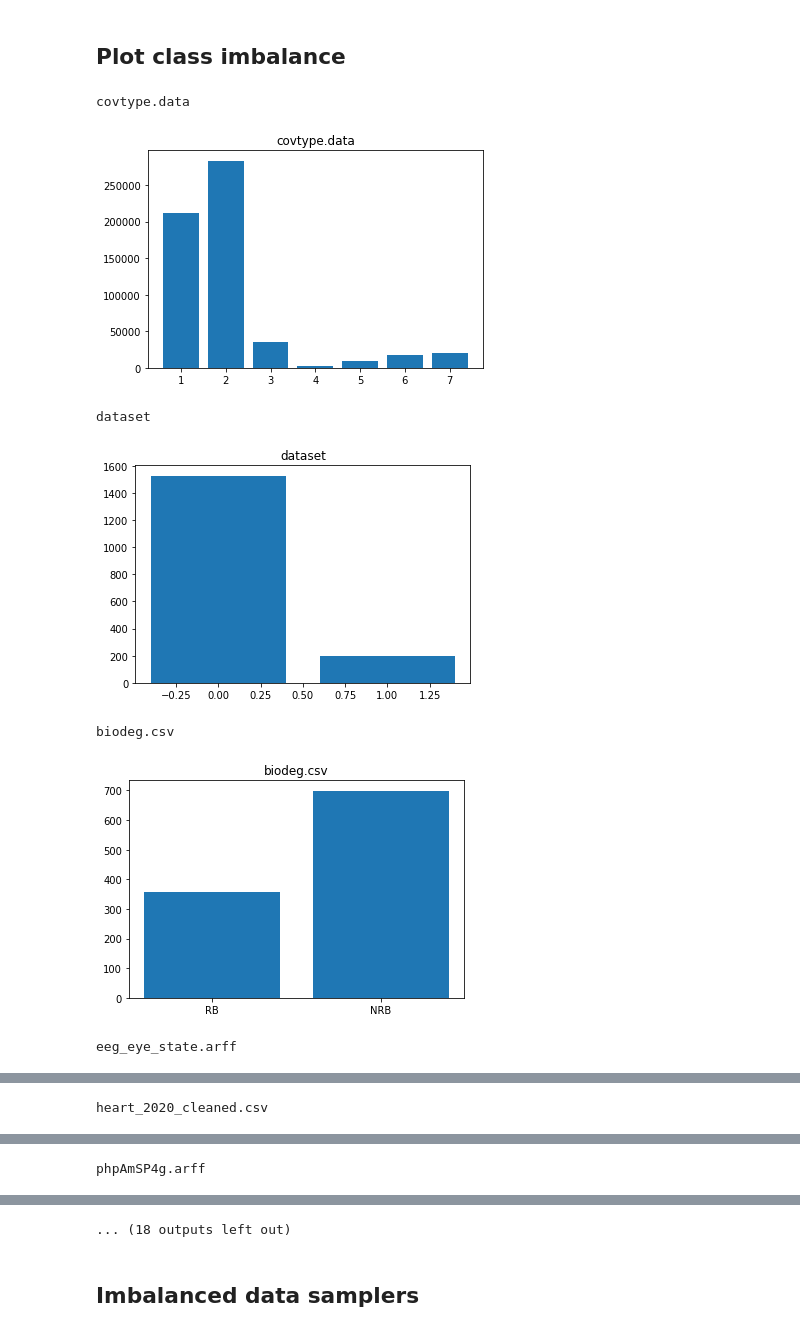
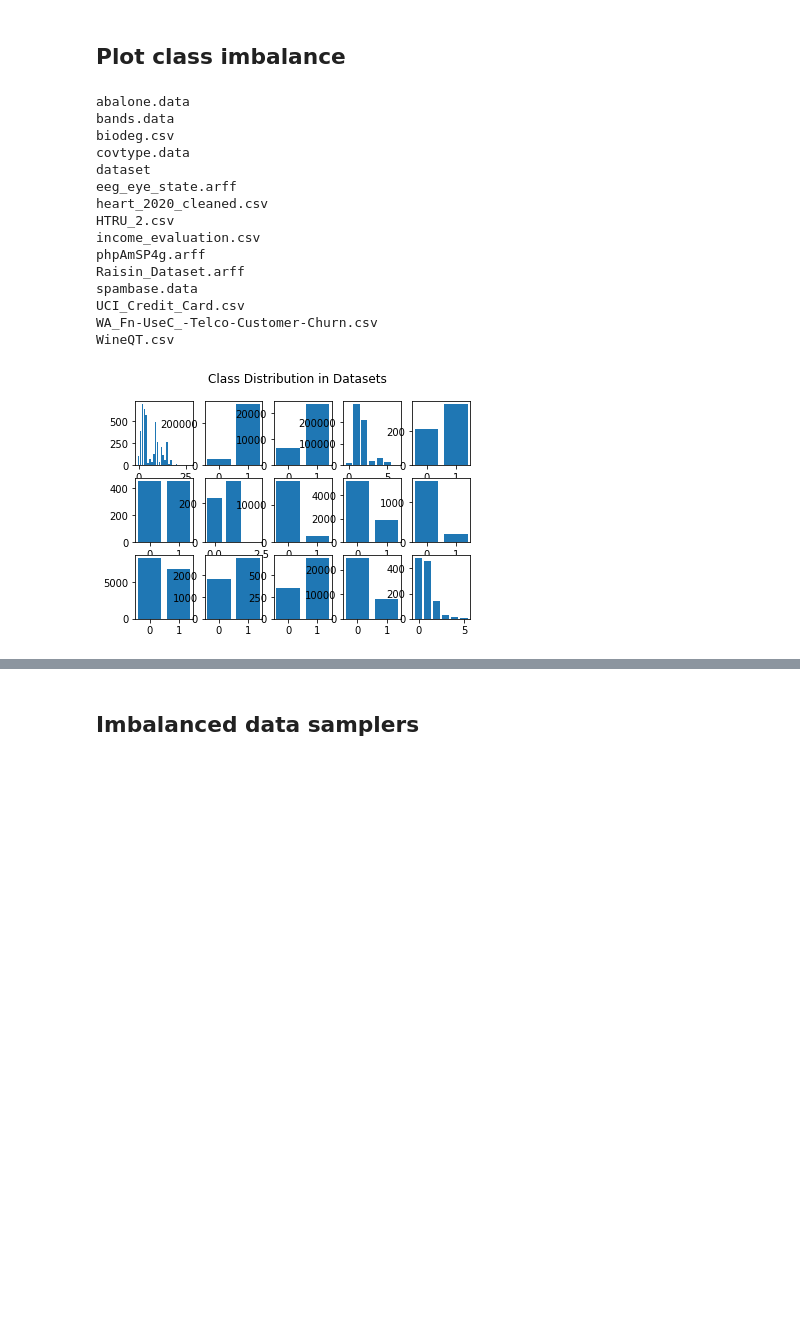
Before and after one commit to andrew15818/110, a Jupyter notebook: spring/data_science/hw/hw4/main.ipynb, the cells around one changed output, grey strips where cells are left out. Cells and saved outputs as stored; diff of their text form; code cells hidden in the pictures; blank space fills up the shorter version.

Commit message:
plotting imbalance, figure out ohe

```diff
--- a/spring/data_science/hw/hw4/main.ipynb
+++ b/spring/data_science/hw/hw4/main.ipynb
@@ -90,7 +90,7 @@ def encode_categorical(data:pd.DataFrame, method='ordinal', y=None):
         encoder = ce.OneHotEncoder()
     elif method == 'label':
         encoder = preprocessing.LabelEncoder()
-        return encode_per_column(data,encoder)
+        #return encode_per_column(data,encoder)
     elif method == 'feature':
         encoder = FeatureHasher(n_features=10, input_type='string')
         encoder.transform(data.type)
@@ -221,10 +223,10 @@ for file in files:
 
     # Train model
     print(f'Training on {file}')
-    score = train(df, labels, method='knn', metric='acc')
+    score = train(df, labels, method='forest', metric='acc')
     print(f'train: {file}: avg: {score}')
 
-    score = train(control, c_labels, method='knn', metric='acc')
+    score = train(control, c_labels, method='forest', metric='acc')
     print(f'test: {file}: avg: {score}')
     print('\n')
     # The performance is mostly the same across models
@@ -275,7 +266,7 @@ for file in files:
         print(f'No categorical in {file}\n')
         continue
 
-    one_hot = pd.get_dummies(df)
+    one_hot = pd.get_dummies(df, sparse=False)
     cats = label.select_dtypes(include=['object'])
 
     # Apply Label Encoder to each column
@@ -284,7 +275,7 @@ for file in files:
 
     # If target column is not categorical, labels will only be one column
     if df.dtypes[target_column] == object:
-        n_unique = df[target_column].unique().shape[0]
+        n_unique = df[target_column].unique().shape[0] - 1
     else:
         n_unique = 1
 
@@ -294,11 +285,11 @@ for file in files:
     #print(f'{file}: xcols: {len(x_label)} ycols: {len(y_label)}')
     #print(one_hot)
     print(f'Training on {file}')
-    score = train(x_ohe, y_ohe, method='forest', metric='acc')
-    print(f'Onehot avg: {score}')
 
+    score = train(x_ohe, y_ohe, method='knn', metric='acc')
+    print(f'\tOnehot avg: {score}')
     score = train(x_label, y_label, method='forest', metric='acc')
-    print(f'label avg: {score}')
+    print(f'\tlabel avg: {score}')
     print('\n')
     ## There is a slight difference in performance (label encoder usually better by a bit)
 # %% [output]
@@ -395,14 +384,14 @@ for file in files:
         # Encode features
         encoded = df.copy()
 
-        try:
-            encode_categorical(encoded, method=method)
-        except:
-            continue
+
+        encoded = encode_categorical(encoded, method=method)
+
 
         for modelName in modelNames:
             # Number of class columns, necessary for OHE
-            labelIndex = len(df.iloc[:,-1].unique()) if method == 'onehot' else 1
+            #labelIndex = len(df.iloc[:,-1].unique()) if method == 'onehot' else 1
+            labelIndex = 1
             enc_train, enc_test = encoded.iloc[:,:-labelIndex], encoded.iloc[:,-labelIndex:]
             score = train(enc_train, enc_test, modelName)
             print(f'\t({method}, {modelName}): {score}')
@@ -483,28 +491,39 @@ ValueError: Supported target types are: ('binary', 'multiclass'). Got 'continuou
 ## Plot class imbalance
 # %%
 
-fig, axs = plt.subplots((3, 5))
+fig, axs = plt.subplots(3, 5)
 fig.suptitle('Class Distribution in Datasets')
 row, col = 0, 0
 for i, file in enumerate(files):
     print(f'{file}')
     df = load(file, False if file in no_headers else True)
-    row = row + 1 if i % 3 == 0 else row
-    col = col + 1 if i % 5 == 0 else col
+    row = row + 1 if i % 3 != 0 else 0
+    col = col + 1 if i % 5 != 0 else 0
 
-    target = data.iloc[:, -1]
+    target = df.iloc[:, -1]
     names, counts = [],[]
     for unique in target.unique():
         count = target[target == unique].count()
         counts.append(count)
         names.append(unique)
-    axs[row, col].bar(names, counts)
+    #print(names, counts)
+    axs[row, col].bar( range(len(counts)),counts)
     #plot_imbalance(df, file)
+plt.show()
 # %% [output]
+abalone.data
+bands.data
+biodeg.csv
 covtype.data
+dataset
+eeg_eye_state.arff
+heart_2020_cleaned.csv
+HTRU_2.csv
+income_evaluation.csv
+phpAmSP4g.arff
+Raisin_Dataset.arff
+spambase.data
+UCI_Credit_Card.csv
+WA_Fn-UseC_-Telco-Customer-Churn.csv
+WineQT.csv
-[figure, old version]
+[figure, new version]
-dataset
-[figure, removed]
-biodeg.csv
-[figure, removed]
-eeg_eye_state.arff
@@ -512 +529,0 @@ eeg_eye_state.arff
-heart_2020_cleaned.csv
@@ -514 +529,0 @@ heart_2020_cleaned.csv
-phpAmSP4g.arff
@@ -516,4 +530,3 @@ phpAmSP4g.arff
-... (18 outputs left out)
 # %% [markdown]
 ## Imbalanced data samplers
 # %%
```
Also changed, not shown: parts of 8 cells of this notebook.
